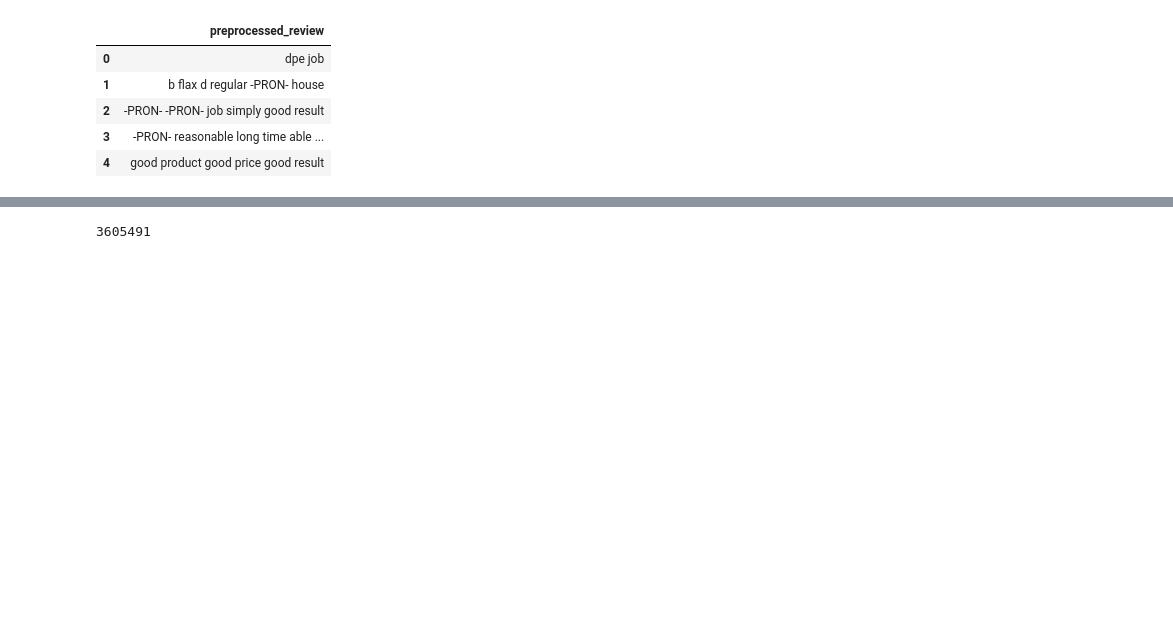
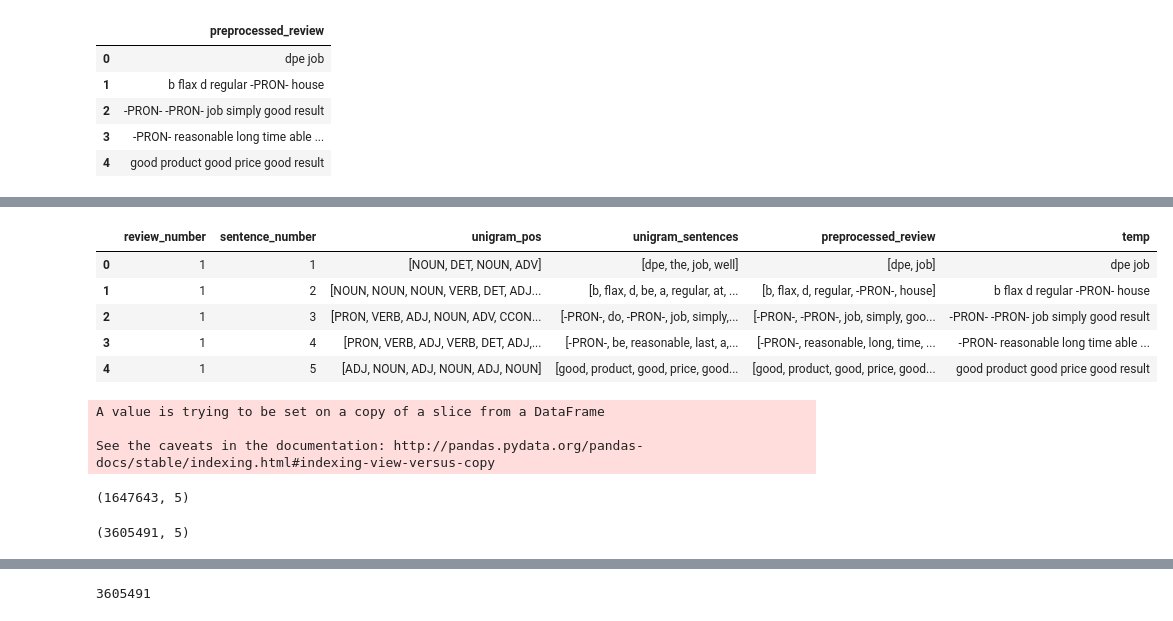
Before and after one commit to kunal-kotian/shopsmart, a Jupyter notebook: Notebooks/kk_topic_modeling_v1.ipynb, the cells around one changed output, grey strips where cells are left out. Cells and saved outputs as stored; diff of their text form; code cells hidden in the pictures; blank space fills up the shorter version.

```diff
--- a/Notebooks/kk_topic_modeling_v1.ipynb
+++ b/Notebooks/kk_topic_modeling_v1.ipynb
@@ -770,0 +812,2 @@ trigram_sentences_savedf
+# %%
+unigram_sents_pos_df.unigram_pos = unigram_sents_pos_df.unigram_pos.str.split(' ')
@@ -770,0 +821,3 @@ trigram_sentences_savedf
+# %%
+# make temp column with joined strings to enable easy detection of paired words
+unigram_sents_pos_df['temp'] = unigram_sents_pos_df.preprocessed_review.str.join(' ')
@@ -770,0 +834,9 @@ trigram_sentences_savedf
+# %%
+unigram_sents_pos_df.head()
+# %% [output]
+|  | review_number | sentence_number | unigram_pos | unigram_sentences | preprocessed_review | temp |
+| 0 | 1 | 1 | [NOUN, DET, NOUN, ADV] | [dpe, the, job, well] | [dpe, job] | dpe job |
+| 1 | 1 | 2 | [NOUN, NOUN, NOUN, VERB, DET, ADJ... | [b, flax, d, be, a, regular, at, ... | [b, flax, d, regular, -PRON-, house] | b flax d regular -PRON- house |
+| 2 | 1 | 3 | [PRON, VERB, ADJ, NOUN, ADV, CCON... | [-PRON-, do, -PRON-, job, simply,... | [-PRON-, -PRON-, job, simply, goo... | -PRON- -PRON- job simply good result |
+| 3 | 1 | 4 | [PRON, VERB, ADJ, VERB, DET, ADJ,... | [-PRON-, be, reasonable, last, a,... | [-PRON-, reasonable, long, time, ... | -PRON- reasonable long time able ... |
+| 4 | 1 | 5 | [ADJ, NOUN, ADJ, NOUN, ADJ, NOUN] | [good, product, good, price, good... | [good, product, good, price, good... | good product good price good result |
@@ -770,0 +845,15 @@ trigram_sentences_savedf
+# %%
+unigram_sents_pos_df.drop(['temp'], axis=1, inplace=True)
+unigram_sents_pos_paired.drop(['temp'], axis=1, inplace=True)
+# %% [output]
+A value is trying to be set on a copy of a slice from a DataFrame
+
+See the caveats in the documentation: http://pandas.pydata.org/pandas-docs/stable/indexing.html#indexing-view-versus-copy
+# %%
+unigram_sents_pos_paired.shape    # 1,647,643 sentences with paired words out of 3,605,491 sentences
+# %% [output]
+(1647643, 5)
+# %%
+unigram_sents_pos_df.shape
+# %% [output]
+(3605491, 5)
```
Also changed, not shown: parts of 34 cells of this notebook, 4 other files.
